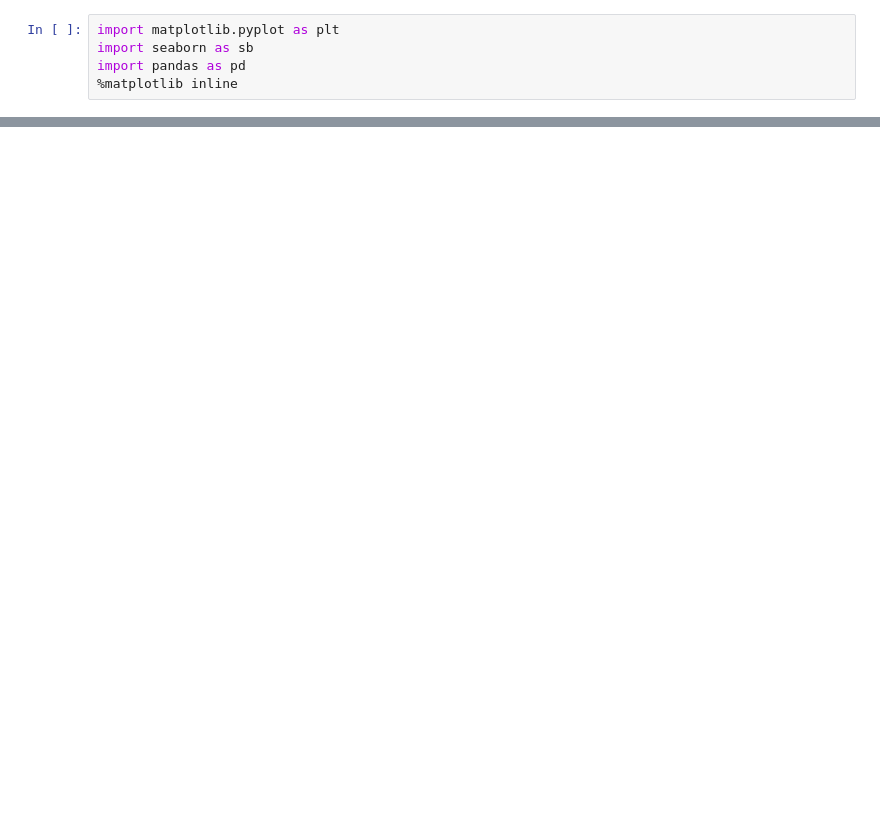
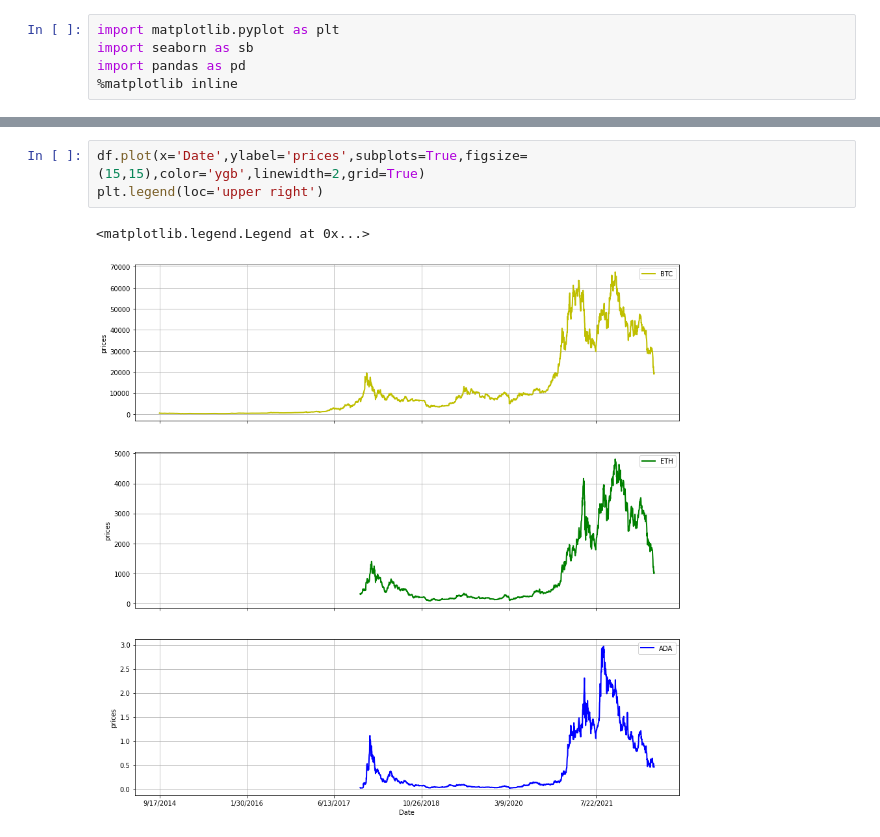
Before and after one commit to KOMPALALOKESH/data-science-project, a Jupyter notebook: data_visualization.ipynb, the cells around one changed output, grey strips where cells are left out. Cells and saved outputs as stored; diff of their text form; blank space fills up the shorter version.

```diff
--- a/data_visualization.ipynb
+++ b/data_visualization.ipynb
@@ -37,0 +62,6 @@ plt.pie(df,autopct="%1.1f%%",explode=(0,0,0.1,0,0),shadow=True,labels=["ind","en
+# %%
+df.plot(x='Date',ylabel='prices',subplots=True,figsize=(15,15),color='ygb',linewidth=2,grid=True)
+plt.legend(loc='upper right')
+# %% [output]
+<matplotlib.legend.Legend at 0x...>
+[figure, added]
```
Also changed, not shown: parts of 7 cells of this notebook.
